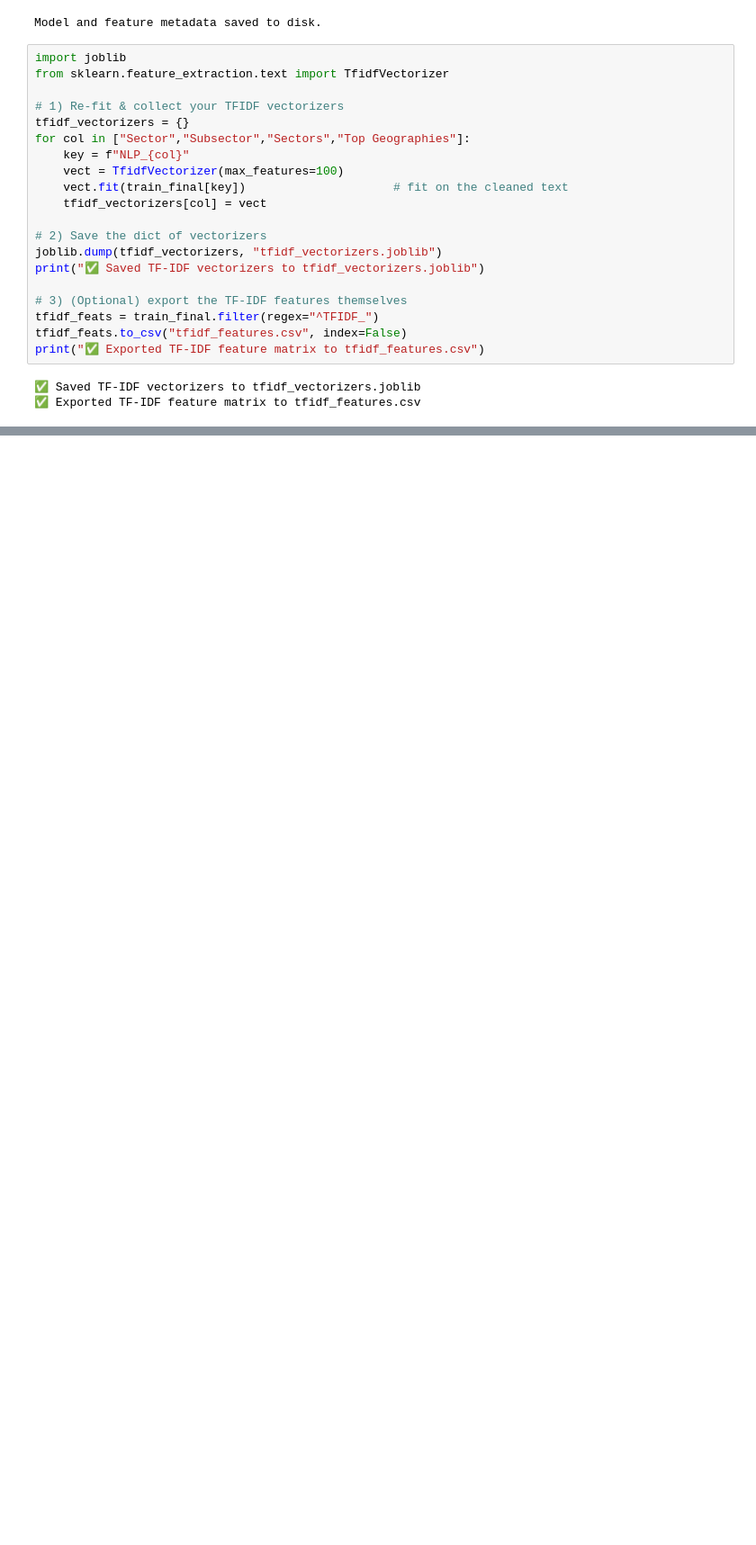
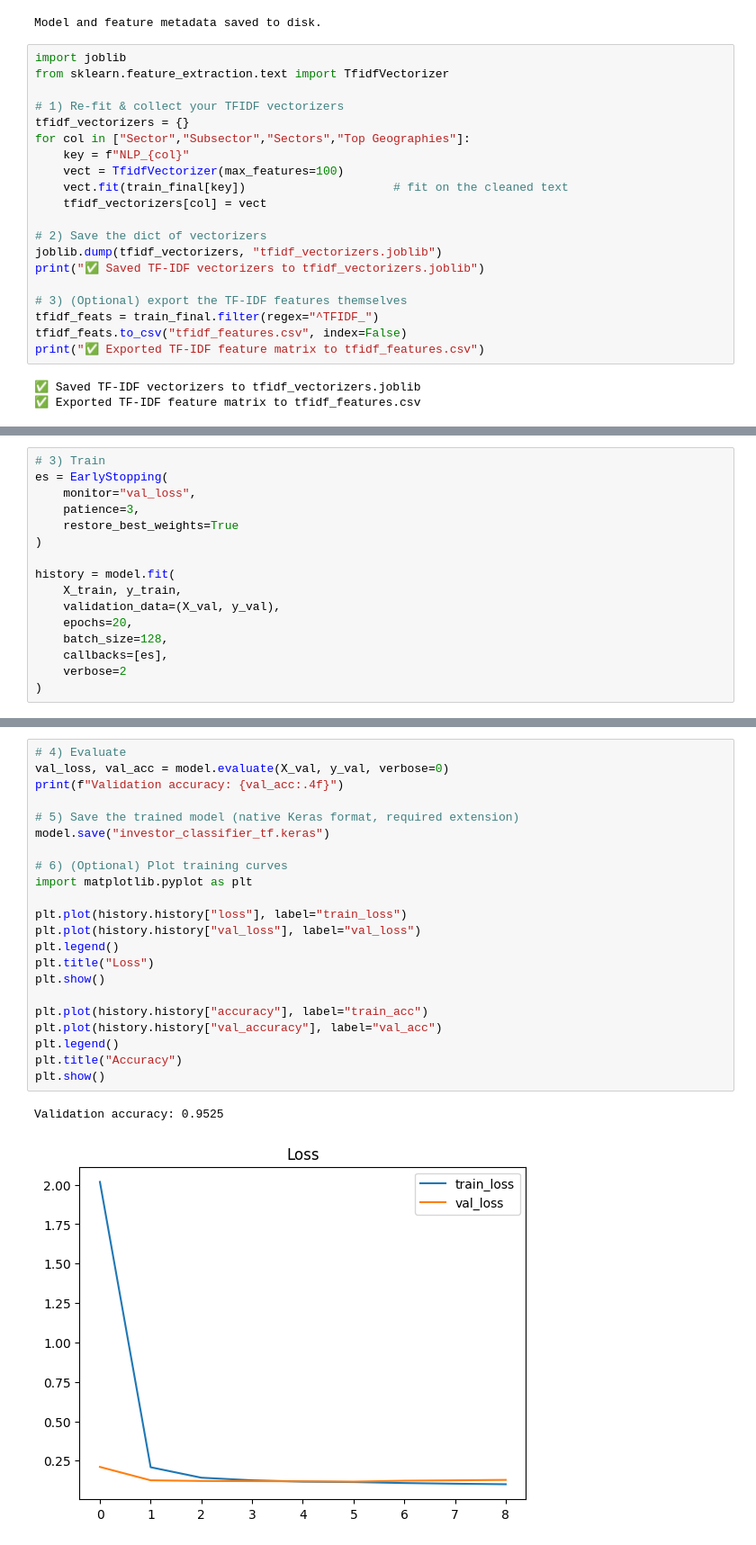
Before and after one commit to althwaos/NLP_ML, a Jupyter notebook: NLP_and_ML.ipynb, the cells around one changed output, grey strips where cells are left out. Shown at 90% size. Saved outputs shown, nothing was run; the diff lists cells and outputs as text; blank space fills up the shorter version.

```diff
--- a/NLP_and_ML.ipynb
+++ b/NLP_and_ML.ipynb
@@ -395,0 +489,16 @@ print("✅ Exported TF-IDF feature matrix to tfidf_features.csv")
+# %%
+# 3) Train
+es = EarlyStopping(
+    monitor="val_loss",
+    patience=3,
+    restore_best_weights=True
+)
+
+history = model.fit(
+    X_train, y_train,
+    validation_data=(X_val, y_val),
+    epochs=20,
+    batch_size=128,
+    callbacks=[es],
+    verbose=2
+)
@@ -395,0 +524,25 @@ print("✅ Exported TF-IDF feature matrix to tfidf_features.csv")
+# %%
+# 4) Evaluate
+val_loss, val_acc = model.evaluate(X_val, y_val, verbose=0)
+print(f"Validation accuracy: {val_acc:.4f}")
+
+# 5) Save the trained model (native Keras format, required extension)
+model.save("investor_classifier_tf.keras")
+
+# 6) (Optional) Plot training curves
+import matplotlib.pyplot as plt
+
+plt.plot(history.history["loss"], label="train_loss")
+plt.plot(history.history["val_loss"], label="val_loss")
+plt.legend()
+plt.title("Loss")
+plt.show()
+
+plt.plot(history.history["accuracy"], label="train_acc")
+plt.plot(history.history["val_accuracy"], label="val_acc")
+plt.legend()
+plt.title("Accuracy")
+plt.show()
+# %% [output]
+Validation accuracy: 0.9525
+[figure, added]
```
Also changed, not shown: parts of 8 cells of this notebook, 2 other files.
